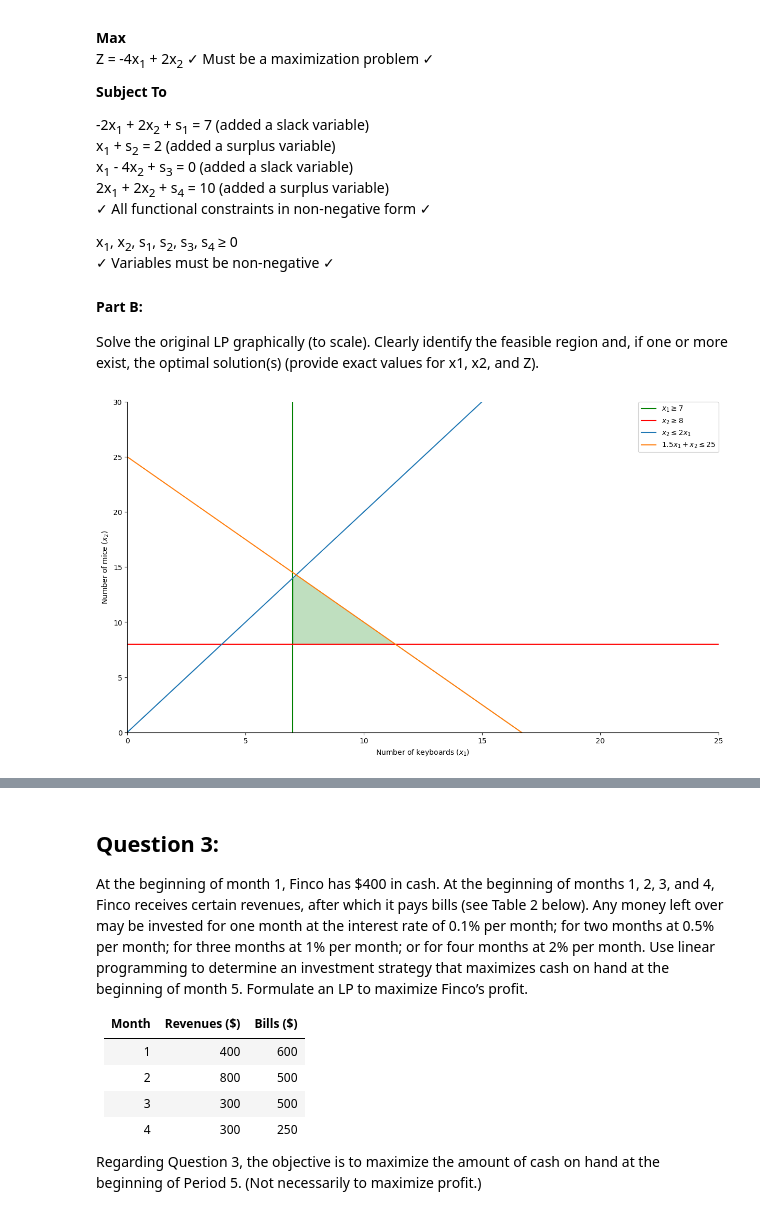
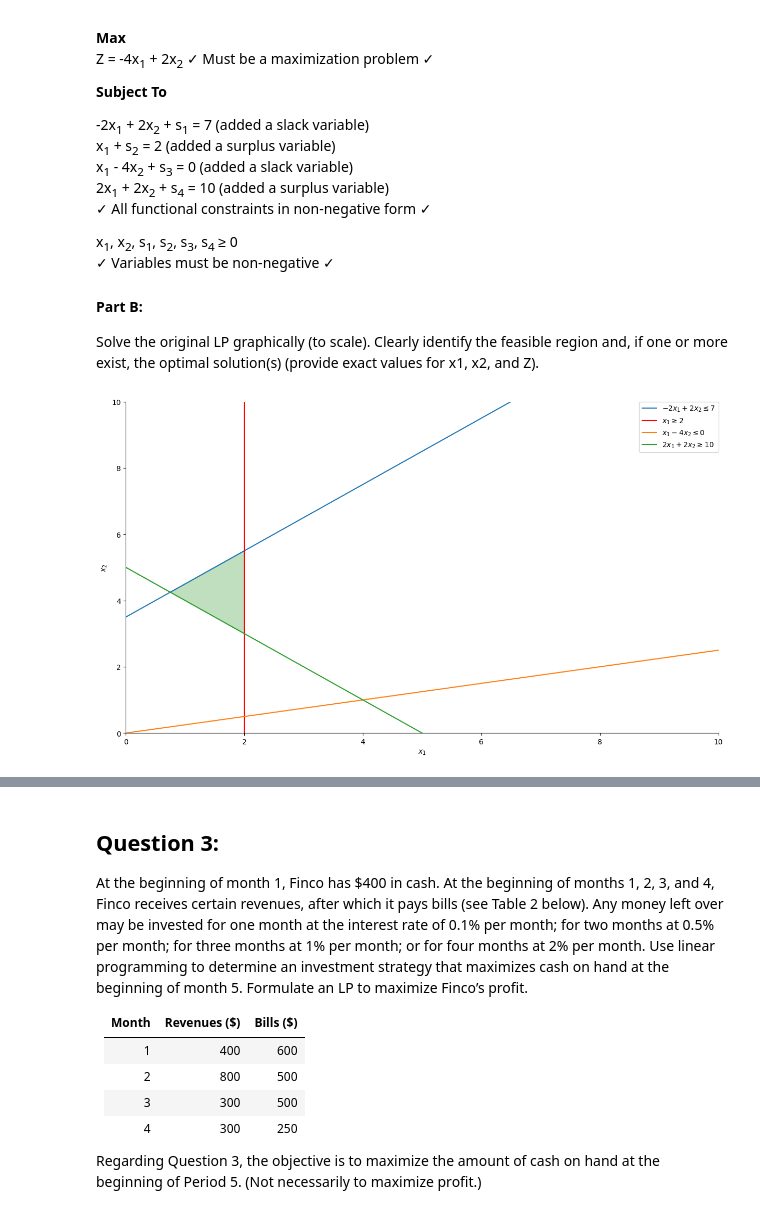
Before and after one commit to robords/basic_linear_programming, a Jupyter notebook: Homework_Assignment_1_Decision_Analysis_and_Formulation_and_Solving_LPs.ipynb, the cells around one changed output, grey strips where cells are left out. Saved outputs shown, nothing was run; the diff lists cells and outputs as text; code cells hidden in the pictures.

```diff
--- a/Homework_Assignment_1_Decision_Analysis_and_Formulation_and_Solving_LPs.ipynb
+++ b/Homework_Assignment_1_Decision_Analysis_and_Formulation_and_Solving_LPs.ipynb
@@ -129,65 +129,41 @@ x<sub>1</sub>, x<sub>2</sub>, s<sub>1</sub>, s<sub>2</sub>, s<sub>3</sub>, s<sub
 Solve the original LP graphically (to scale).  Clearly identify the feasible region and, if one or
 more exist, the optimal solution(s) (provide exact values for x1, x2, and Z).
 # %%
-x_1 = np.linspace(0, 30, 1000)
-x_2 = np.linspace(0, 30, 1000)
+# https://paulminogue.com/posts/71924725-4c6f-46eb-b732-b5806ddc0152#heading-6fad651e-2fff-49b7-85a0-5d2ada387059
+# https://stackoverflow.com/questions/57017444/how-to-visualize-feasible-region-for-linear-programming-with-arbitrary-inequali
 
-# plot
+# define variables
+x_1 = np.linspace(0, 30, 2000) # generates 2000 linearly spaced numbers
+x_2 = np.linspace(0, 30, 2000) # generates 2000 linearly spaced numbers
+
+# set up plot
 fig, ax = plt.subplots()
 fig.set_size_inches(14.7, 8.27)
 
 # draw constraints
-plt.axvline(7, color='g', label=r'$x_1 \geq 7$') # constraint 1
-plt.axhline(8, color='r', label=r'$x_2 \geq 8$') # constraint 2
-plt.plot(x_1, (2*(x_1)), label=r'$x_2 \leq 2x_1$') # constraint 3
-plt.plot(x_1, 25 - (1.5*x_1), label=r'$1.5x_1 + x_2 \leq 25$') # constraint 4
+plt.plot(x_1, (3.5 + x_1), label=r'$-2x_1 + 2x_2 \leq 7$') # constraint 1
+plt.axvline(2, color='r', label=r'$x_1 \geq 2$') # constraint 2
+plt.plot(x_1, (0.25*x_1), label=r'$x_1 - 4x_2 \leq 0$') # constraint 3
+plt.plot(x_1, (5 - x_1), label=r'$2x_1 + 2x_2 \geq 10$') # constraint 4
 
-
-plt.xlim((0, 25))
-plt.ylim((0, 30))
-plt.xlabel(r'Number of keyboards ($x_1$)')
-plt.ylabel(r'Number of mice ($x_2$)')
+# Add plot x and y labels and set visualization axis limits
+plt.xlim((0, 10))
+plt.ylim((0, 10))
+plt.xlabel(r'$x_1$')
+plt.ylabel(r'$x_2$')
 
 # fill in the fesaible region
-plt.fill_between(x_1, np.minimum(25 - (1.5*x_1), (2*(x_1))), np.minimum(25 - (1.5*x_1), 8),
-where=x_1 >= 7,
-color='green', alpha=0.25)
+plt.fill_between(x_1,
+                 np.maximum((0.25*x_1), (5 - x_1)), # this ends up meaning "above the green line" (5 - x_1)
+                 np.maximum((3.5 + x_1), (5 - x_1)), # this ends up meaning "below the blue line"
+                 where=x_1 <= 2, # this ends up meaning "to the left of 2"
+                 color='green', alpha=0.25)
+
 plt.legend(bbox_to_anchor=(1, 1), loc=1, borderaxespad=0.)
 
-# Hide the right and top spines
+# Hide the right and top spines on the chart
 ax.spines['right'].set_visible(False)
 ax.spines['top'].set_visible(False)
 plt.show()
+# %% [output]
+[figure, added]
-# %%
-# https://paulminogue.com/posts/71924725-4c6f-46eb-b732-b5806ddc0152#heading-6fad651e-2fff-49b7-85a0-5d2ada387059
-x_1 = np.linspace(0, 30, 1000)
-x_2 = np.linspace(0, 30, 1000)
-
-# plot
-fig, ax = plt.subplots()
-fig.set_size_inches(14.7, 8.27)
-
-# draw constraints
-plt.axvline(7, color='g', label=r'$x_1 \geq 7$') # constraint 1
-plt.axhline(8, color='r', label=r'$x_2 \geq 8$') # constraint 2
-plt.plot(x_1, (2*(x_1)), label=r'$x_2 \leq 2x_1$') # constraint 3
-plt.plot(x_1, 25 - (1.5*x_1), label=r'$1.5x_1 + x_2 \leq 25$') # constraint 4
-
-
-plt.xlim((0, 25))
-plt.ylim((0, 30))
-plt.xlabel(r'Number of keyboards ($x_1$)')
-plt.ylabel(r'Number of mice ($x_2$)')
-
-# fill in the fesaible region
-plt.fill_between(x_1, np.minimum(25 - (1.5*x_1), (2*(x_1))), np.minimum(25 - (1.5*x_1), 8),
-where=x_1 >= 7,
-color='green', alpha=0.25)
-plt.legend(bbox_to_anchor=(1, 1), loc=1, borderaxespad=0.)
-
-# Hide the right and top spines
-ax.spines['right'].set_visible(False)
-ax.spines['top'].set_visible(False)
-plt.show()
-# %% [output]
-[figure, removed]
```
Also changed, not shown: parts of 3 cells of this notebook.
